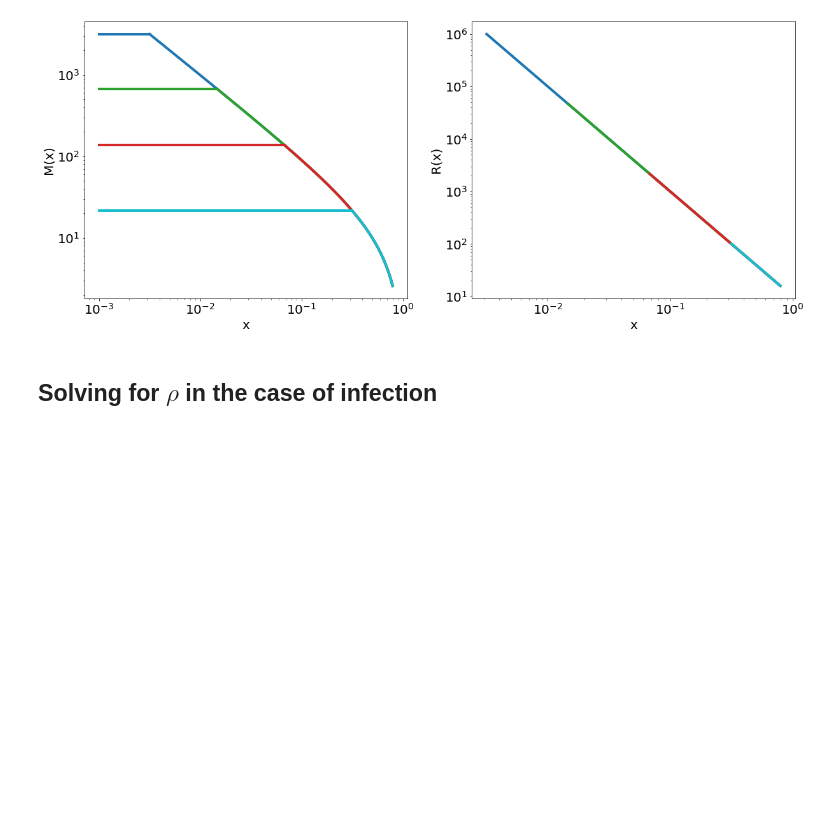
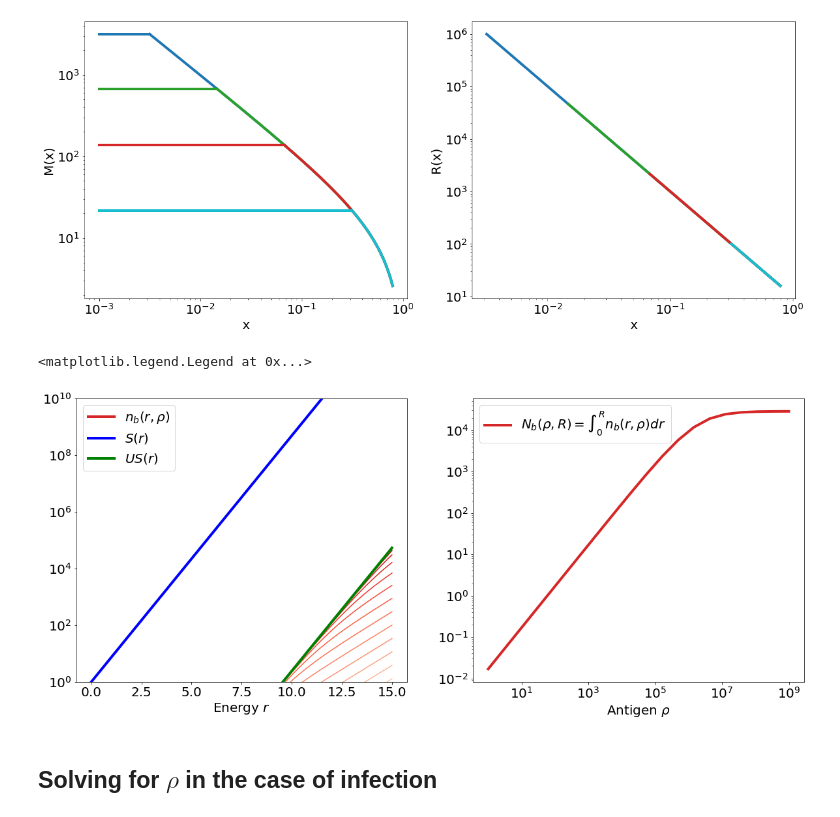
Before and after one commit to betoto008/Affinity_maturation, a Jupyter notebook: Jupyter_Notebooks/preliminaries.ipynb, the cells around one changed output. Saved outputs shown, nothing was run; the diff lists cells and outputs as text; code cells hidden in the pictures; blank space fills up the shorter version.

```diff
--- a/Jupyter_Notebooks/preliminaries.ipynb
+++ b/Jupyter_Notebooks/preliminaries.ipynb
@@ -52,6 +52,40 @@ ax[1].set_yscale('log')
 fig.savefig('../Figures/M_P.png')
 # %% [output]
 [figure]
+# %%
+import matplotlib.patches as mpatches
+from matplotlib.lines import Line2D
+fig, ax = plt.subplots(1,2,figsize=(20,8))
+rho_array = np.logspace(0, 9, 20)
+r_array = np.linspace(0,15,200)
+colors = plt.cm.Reds(np.linspace(0,1,len(rho_array)))
+
+ax[0].plot(r_array, np.exp(l*r_array), label = '$S(r)$', color = 'blue', linewidth = 4)
+for i, rho in enumerate(rho_array):
+    ax[0].plot(r_array, U*np.exp(l*r_array)*(1/(1+np.exp(r_array-np.log(rho)))), color = colors[i])
+
+ax[0].plot(r_array, U*np.exp(l*r_array), label = '$US(r)$', color = 'green', linewidth = 4)
+ax[0].set_yscale('log')
+ax[0].set_ylim(1,1e10)
+ax[0].set_xlabel(r'Energy $r$', fontsize = 20)
+ax[0].set_ylabel(r'', fontsize = 20)
+ax[0].tick_params(labelsize = 20)
+handles, labels = ax[0].get_legend_handles_labels()
+ax[0].legend(np.concatenate(([Line2D([0], [0], color='tab:red', linewidth=4, linestyle='solid', ms = 8)],handles)),np.concatenate(([r'$n_b(r, \rho)$'],labels)), loc = 0, fontsize = 20)
+
+#___________________________________________________________________
+
+
+ax[1].plot(rho_array, [np.cumsum(U*np.exp(l*r_array)*(1/(1+np.exp(r_array-np.log(rho))))*(15/200))[-1] for rho in rho_array], label = r'$N_b(\rho, R) = \int_0^Rn_b(r, \rho)dr$', color = 'tab:red', linewidth = 4)
+ax[1].set_xscale('log')
+ax[1].set_yscale('log')
+ax[1].set_xlabel(r'Antigen $\rho$', fontsize = 20)
+ax[1].set_ylabel(r'', fontsize = 20)
+ax[1].tick_params(labelsize = 20)
+ax[1].legend(loc = 0, fontsize = 20)
+# %% [output]
+<matplotlib.legend.Legend at 0x...>
+[figure, added]
 # %% [markdown]
 ## Solving for $\rho$ in the case of infection
 # %%
```
Also changed, not shown: parts of 2 cells of this notebook, 4 other files.
